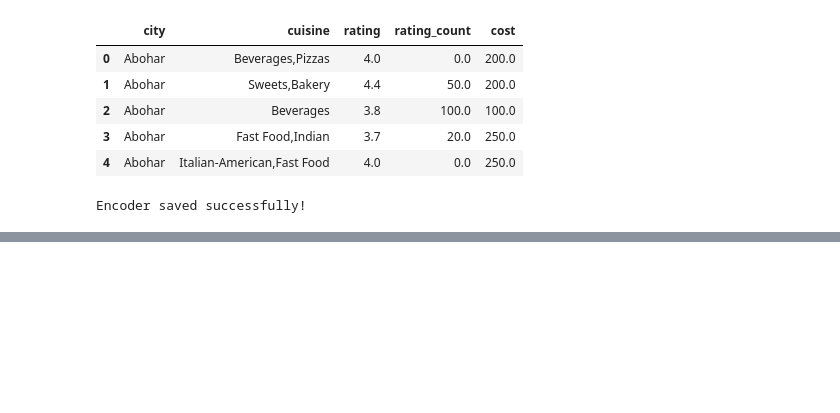
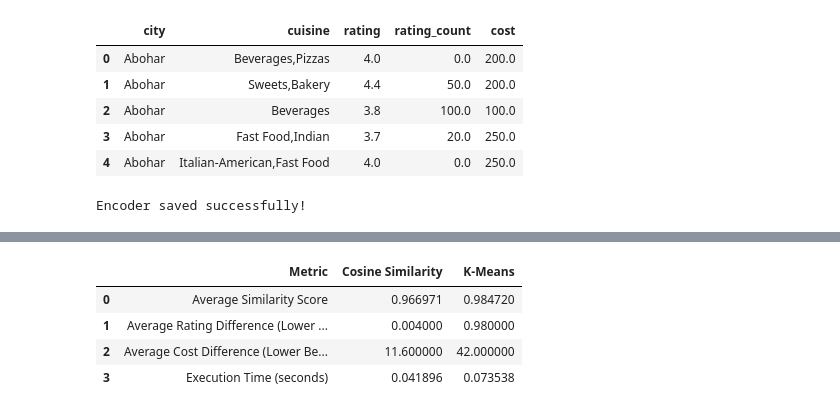
Before and after one commit to Volgapeter87/Swiggy-Restaurant-Recommendation-System, a Jupyter notebook: notebooks/02_preprocessing_and_similarity.ipynb, the cells around one changed output, grey strips where cells are left out. Drawn from its saved outputs; the diff is of its cells as text; code cells hidden in the pictures; blank space fills up the shorter version.

```diff
--- a/notebooks/02_preprocessing_and_similarity.ipynb
+++ b/notebooks/02_preprocessing_and_similarity.ipynb
@@ -100,0 +221,13 @@ df.iloc[recommended_indices][['name', 'city', 'cuisine', 'rating', 'cost']]
+# %%
+# Cost Difference Comparison
+def cost_difference(index, method="cosine"):
+
+    original_cost = df.iloc[index]['cost']
+
+    if method == "cosine":
+        indices = recommend_cosine(index, final_encoded_sparse)
+        recommended = df.iloc[indices]
+    else:
+        recommended = recommend_kmeans(index)
+
+    return abs(recommended['cost'].mean() - original_cost)
@@ -100,0 +257,67 @@ df.iloc[recommended_indices][['name', 'city', 'cuisine', 'rating', 'cost']]
+# %%
+# FINAL COMPARISON
+import random
+import numpy as np
+import time
+
+# Pick 5 random restaurants
+indices = random.sample(range(len(df)), 5)
+
+cos_sim = []
+kmeans_sim = []
+
+cos_rating = []
+kmeans_rating = []
+
+cos_cost = []
+kmeans_cost = []
+
+for i in indices:
+
+    cos_sim.append(evaluate_cosine(i))
+    kmeans_sim.append(evaluate_kmeans(i))
+
+    cos_rating.append(rating_difference(i, "cosine"))
+    kmeans_rating.append(rating_difference(i, "kmeans"))
+
+    cos_cost.append(cost_difference(i, "cosine"))
+    kmeans_cost.append(cost_difference(i, "kmeans"))
+
+# Execution Time
+start = time.time()
+recommend_cosine(10, final_encoded_sparse)
+cos_time = time.time() - start
+
+start = time.time()
+recommend_kmeans(10)
+kmeans_time = time.time() - start
+
+# Create comparison table
+comparison_table = pd.DataFrame({
+    "Metric": [
+        "Average Similarity Score",
+        "Average Rating Difference (Lower Better)",
+        "Average Cost Difference (Lower Better)",
+        "Execution Time (seconds)"
+    ],
+    "Cosine Similarity": [
+        np.mean(cos_sim),
+        np.mean(cos_rating),
+        np.mean(cos_cost),
+        cos_time
+    ],
+    "K-Means": [
+        np.mean(kmeans_sim),
+        np.mean(kmeans_rating),
+        np.mean(kmeans_cost),
+        kmeans_time
+    ]
+})
+
+comparison_table
+# %% [output]
+|  | Metric | Cosine Similarity | K-Means |
+| 0 | Average Similarity Score | 0.966971 | 0.984720 |
+| 1 | Average Rating Difference (Lower ... | 0.004000 | 0.980000 |
+| 2 | Average Cost Difference (Lower Be... | 11.600000 | 42.000000 |
+| 3 | Execution Time (seconds) | 0.041896 | 0.073538 |
```
Also changed, not shown: parts of 14 cells of this notebook, 2 other files.
